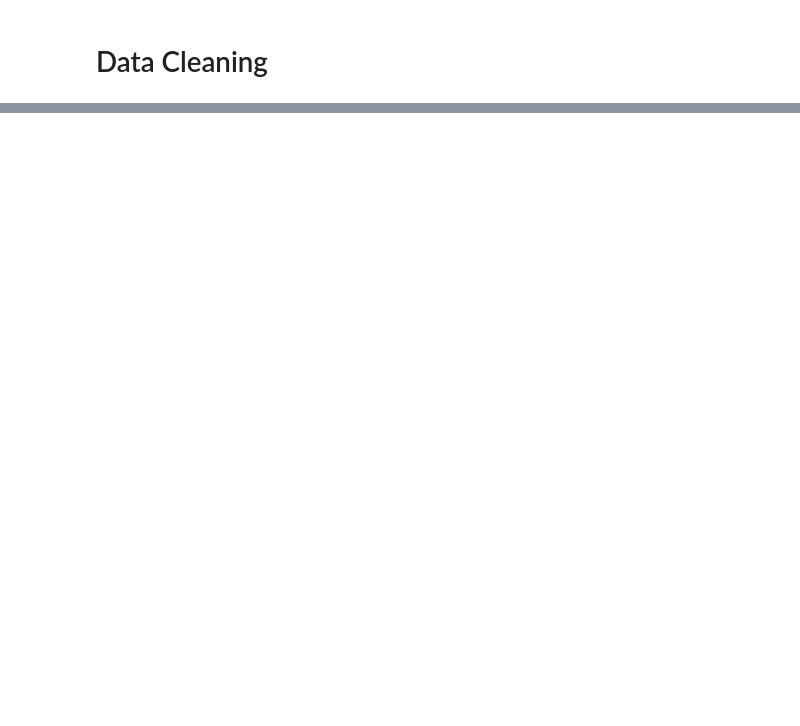
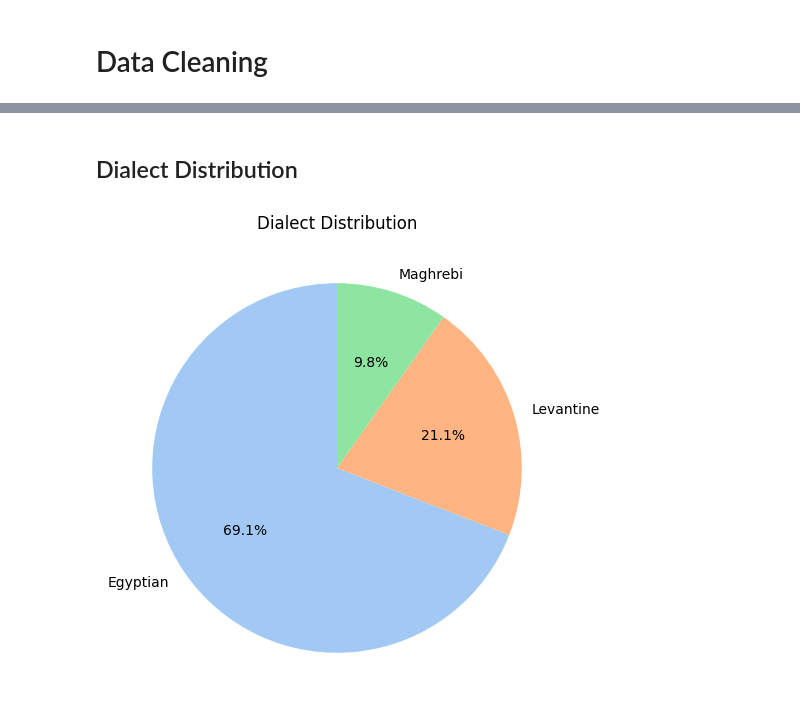
Before and after one commit to TheRealVigilante/WebScraper, a Jupyter notebook: app/main.ipynb, the cells around one changed output, grey strips where cells are left out. Cells and saved outputs as stored; diff of their text form; code cells hidden in the pictures; blank space fills up the shorter version.

Commit message:
Added Data Analysis & Visualization. Added .ttf file to support visualizations with Arabic words.

```diff
--- a/app/main.ipynb
+++ b/app/main.ipynb
@@ -185,0 +165,5 @@ Cleaning done! Saved as songs_cleaned.csv
+# %%
+# -------------------------
+# Load dataset
+# -------------------------
+df = pd.read_csv(r"/home/mohammed/Documents/GitHub/WebScraper/app/songs_cleaned.csv")
@@ -185,0 +232,13 @@ Cleaning done! Saved as songs_cleaned.csv
+# %% [markdown]
+## Dialect Distribution
+# %%
+# -------------------------
+# 1. Dialect Distribution Pie Chart
+# -------------------------
+dialect_counts = df['Dialect'].value_counts()
+plt.figure(figsize=(6,6))
+plt.pie(dialect_counts, labels=dialect_counts.index, autopct='%1.1f%%', startangle=90, colors=sns.color_palette('pastel'))
+plt.title('Dialect Distribution')
+plt.show()
+# %% [output]
+[figure, added]
```
Also changed, not shown: parts of 23 cells of this notebook, 1 other file.
